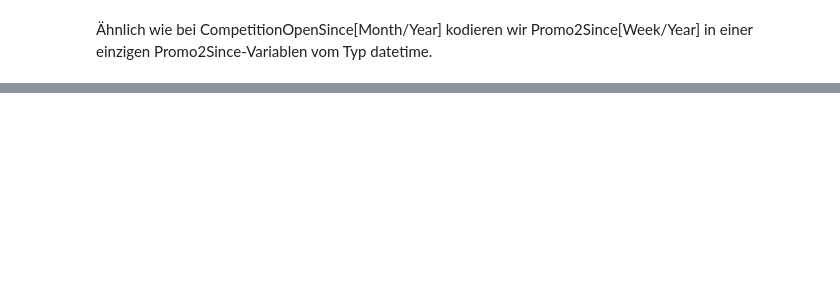
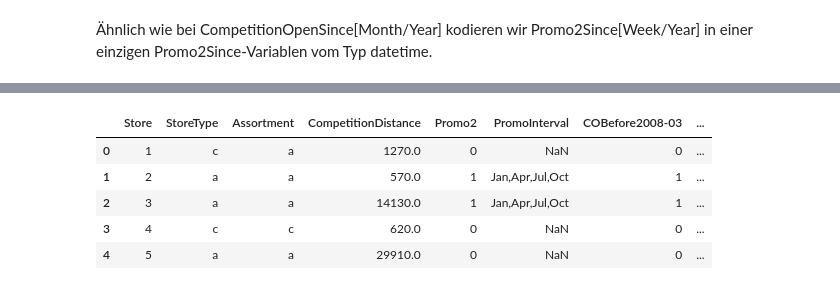
Before and after one commit to xaviermondragon/rossmann, a Jupyter notebook: rossmann_2_stores.ipynb, the cells around one changed output, grey strips where cells are left out. Cells and saved outputs as stored; diff of their text form; code cells hidden in the pictures; blank space fills up the shorter version.

```diff
--- a/rossmann_2_stores.ipynb
+++ b/rossmann_2_stores.ipynb
@@ -194,0 +242,21 @@ stores_df.head()
+# %%
+# create a series with the quartiles which CompetitionOpenSince belongs to (1=first quartile,..., 4=last quartile)
+p2_since_quarts = pd.qcut(stores_df['Promo2Since'], q=4, labels=['1', '2', '3', '4'])
+# We will code missing values as all zero in the one-hot encoding
+p2_since_quarts = p2_since_quarts.cat.add_categories('0').fillna('0')
+
+#Apply one-hot coding to the bins obtained in the previous step
+for open_since, quartile in zip(['P2Before2011-02-28', 'P2Between2011-02-28_2012-04-02',
+                             'P2Between2012-04-02_2013-08-05', 'P2After2013-08-05'],
+                            ['1', '2', '3', '4']):
+    stores_df[open_since] = p2_since_quarts.apply(lambda x: 1 if x==quartile else 0)
+
+stores_df.drop('Promo2Since', axis=1, inplace=True)
+stores_df.head()
+# %% [output]
+|  | Store | StoreType | Assortment | CompetitionDistance | Promo2 | PromoInterval | COBefore2008-03 | ... |
+| 0 | 1 | c | a | 1270.0 | 0 | NaN | 0 | ... |
+| 1 | 2 | a | a | 570.0 | 1 | Jan,Apr,Jul,Oct | 1 | ... |
+| 2 | 3 | a | a | 14130.0 | 1 | Jan,Apr,Jul,Oct | 1 | ... |
+| 3 | 4 | c | c | 620.0 | 0 | NaN | 0 | ... |
+| 4 | 5 | a | a | 29910.0 | 0 | NaN | 0 | ... |
```
Also changed, not shown: parts of 27 cells of this notebook, 1 other file.
